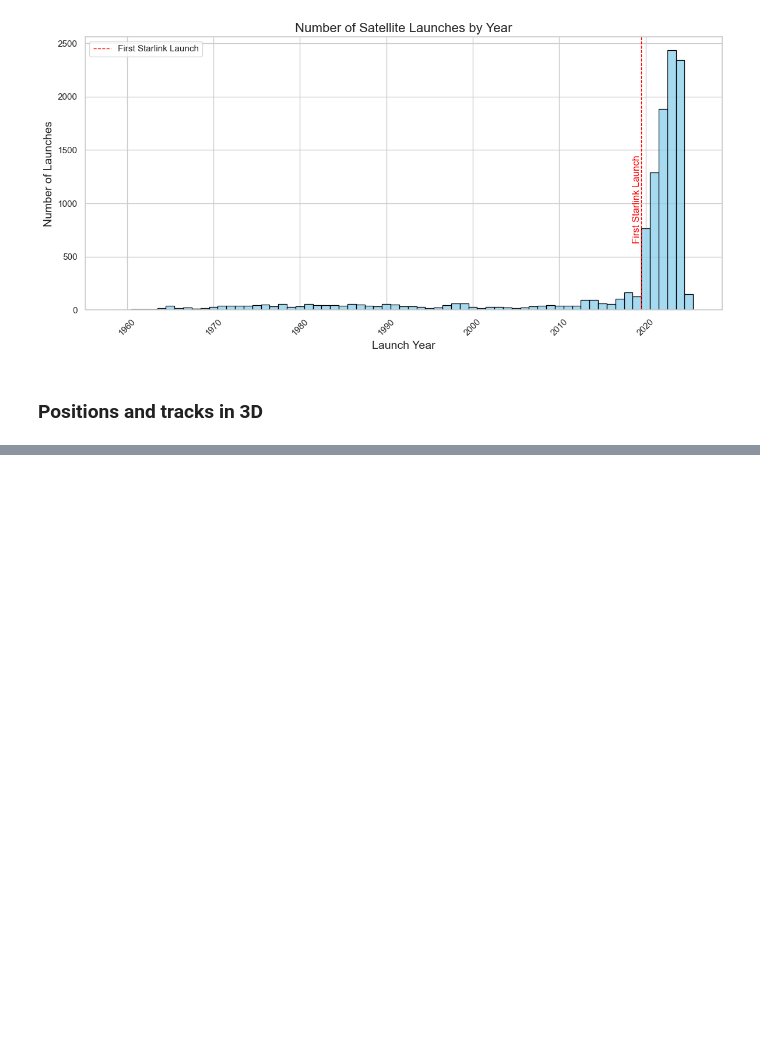
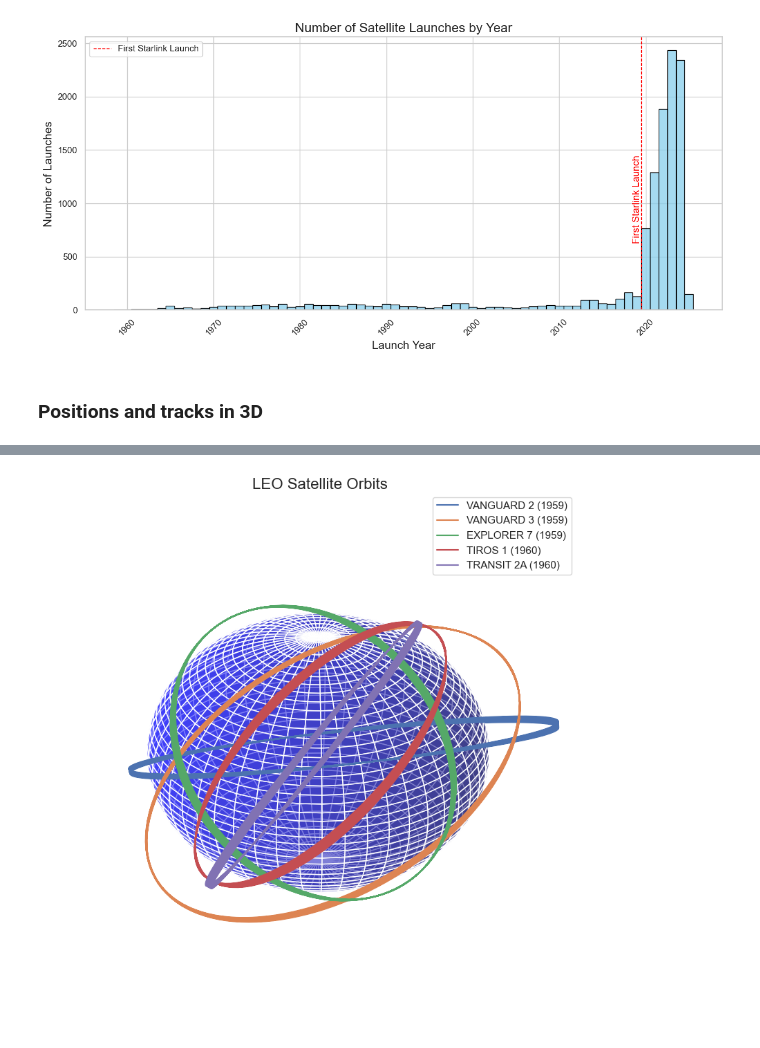
Before and after one commit to mcadamsean/kessler-exploration, a Jupyter notebook: tle_parsing.ipynb, the cells around one changed output, grey strips where cells are left out. Saved outputs shown, nothing was run; the diff lists cells and outputs as text; code cells hidden in the pictures; blank space fills up the shorter version.

```diff
--- a/tle_parsing.ipynb
+++ b/tle_parsing.ipynb
@@ -481,3 +367,39 @@ plt.show()
+# %%
+fig = plt.figure(figsize=(10,10))
+ax = fig.add_subplot(111, projection='3d')
+fig.suptitle("LEO Satellite Orbits", fontsize=16, x=0.525, y=0.9)
+# Plot Earth
+u, v = np.mgrid[0:2*np.pi:50j, 0:np.pi:50j]
+x_earth = EARTH_RADIUS * np.cos(u) * np.sin(v)
+y_earth = EARTH_RADIUS * np.sin(u) * np.sin(v)
+z_earth = EARTH_RADIUS * np.cos(v)
+ax.plot_surface(x_earth, y_earth, z_earth, color='blue', alpha=0.5)
+for orbit in orbits_data:
+    ax.plot(
+        orbit['X_track'],
+        orbit['Y_track'],
+        orbit['Z_track'],
+        label=f"{orbit['Name']} ({orbit['Launch Year']})"
+    )
+
+
+
+max_val = EARTH_RADIUS
+
+ax.set_xlim(-max_val, max_val)
+ax.set_ylim(-max_val, max_val)
+ax.set_zlim(-max_val, max_val)
+
+# Hide ticks
+ax.set_xticklabels([])
+ax.set_yticklabels([])
+ax.set_zticklabels([])
+ax._axis3don = False
+
+ax.legend()
+plt.show()
+# %% [output]
+[figure, added]
 # %%
 DURATION_MINUTES = 1440  # 24 hours
 STEP_SECONDS = 60
```
Also changed, not shown: parts of 23 cells of this notebook.
